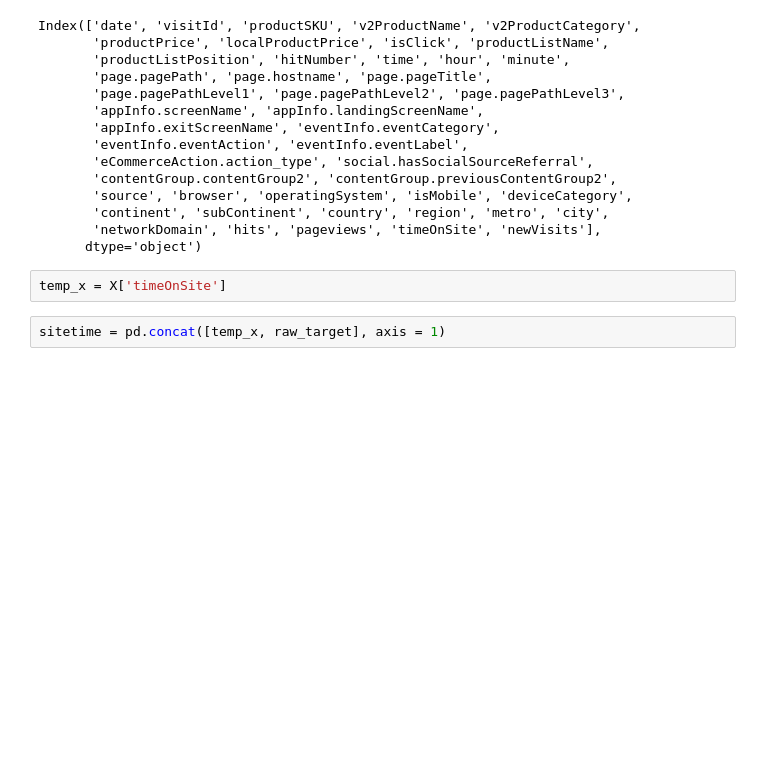
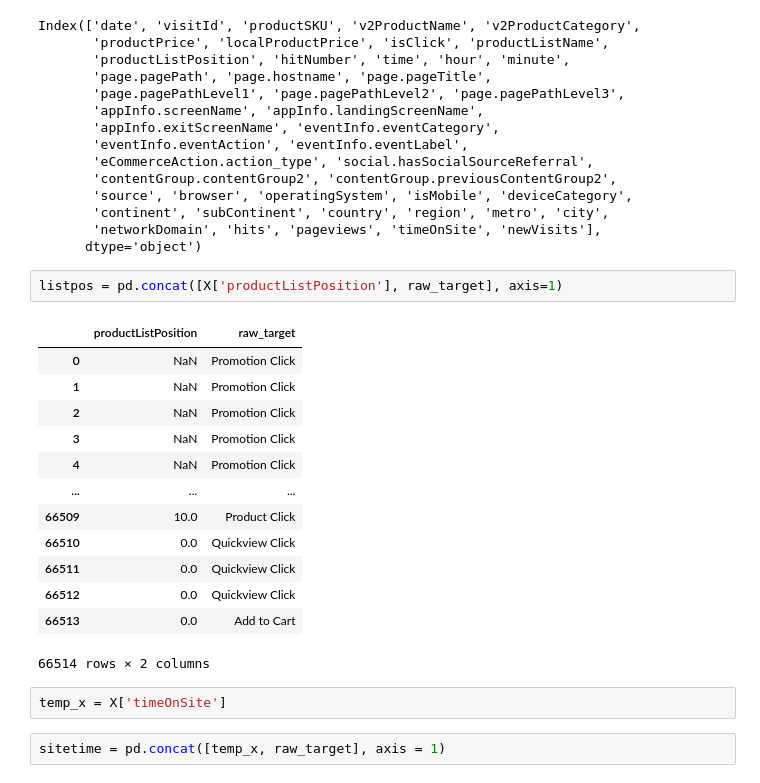
Before and after one commit to York-Solutions-B2E/jenny-huang-aml-capstone, a Jupyter notebook: eda.ipynb, the cells around one changed output. Cells and saved outputs as stored; diff of their text form; blank space fills up the shorter version.

```diff
--- a/eda.ipynb
+++ b/eda.ipynb
@@ -61,8 +61,24 @@ Index(['date', 'visitId', 'productSKU', 'v2ProductName', 'v2ProductCategory',
        'continent', 'subContinent', 'country', 'region', 'metro', 'city',
        'networkDomain', 'hits', 'pageviews', 'timeOnSite', 'newVisits'],
       dtype='object')
-# %%
-temp_x = X['timeOnSite']
+# %%
+listpos = pd.concat([X['productListPosition'], raw_target], axis=1)
+# %% [output]
+|  | productListPosition | raw_target |
+| 0 | NaN | Promotion Click |
+| 1 | NaN | Promotion Click |
+| 2 | NaN | Promotion Click |
+| 3 | NaN | Promotion Click |
+| 4 | NaN | Promotion Click |
+| ... | ... | ... |
+| 66509 | 10.0 | Product Click |
+| 66510 | 0.0 | Quickview Click |
+| 66511 | 0.0 | Quickview Click |
+| 66512 | 0.0 | Quickview Click |
+| 66513 | 0.0 | Add to Cart |
+66514 rows × 2 columns
+# %%
+temp_x = X['timeOnSite']
 # %%
 sitetime = pd.concat([temp_x, raw_target], axis = 1)
 # %%
```
Also changed, not shown: parts of 3 cells of this notebook.
